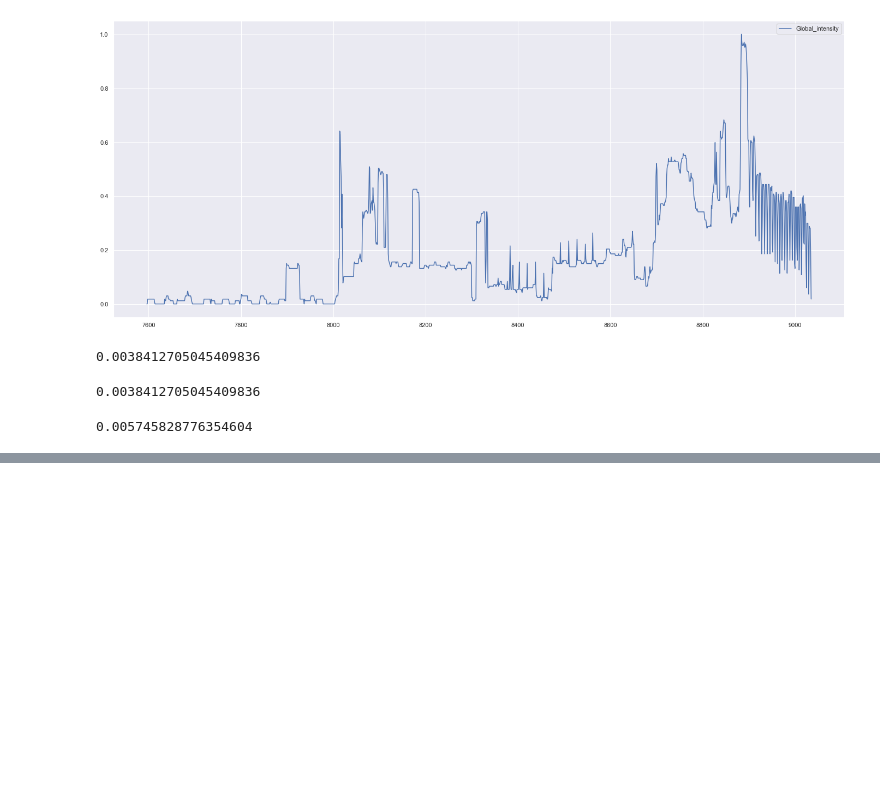
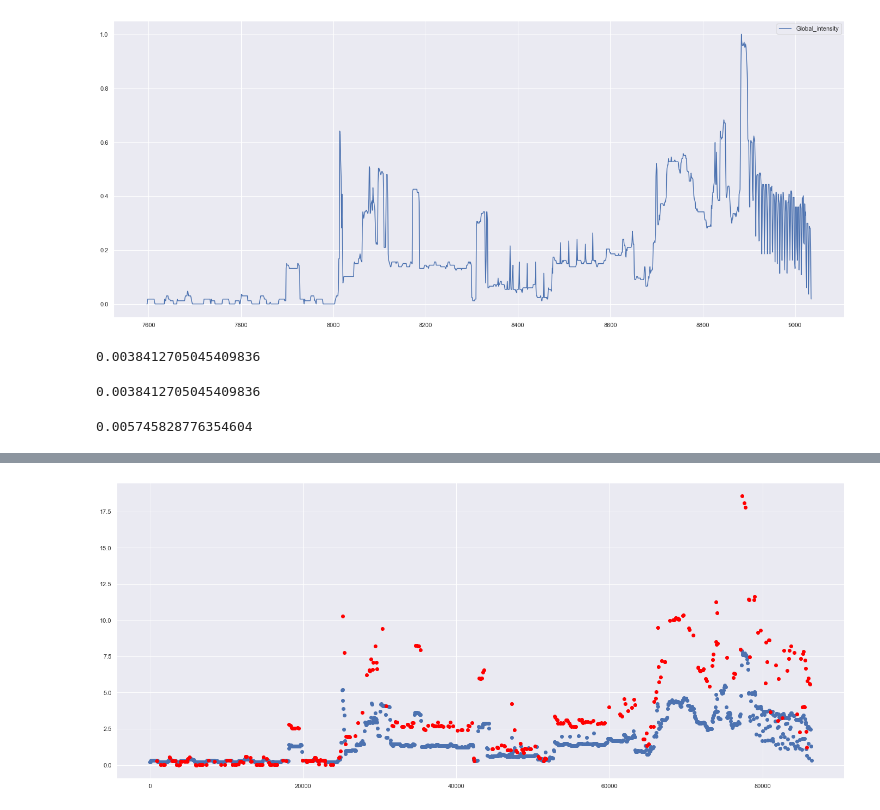
Before and after one commit to tech-david/DSC570, a Jupyter notebook: Topic5/Topic5.ipynb, the cells around one changed output, grey strips where cells are left out. Saved outputs shown, nothing was run; the diff lists cells and outputs as text; code cells hidden in the pictures; blank space fills up the shorter version.

```diff
--- a/Topic5/Topic5.ipynb
+++ b/Topic5/Topic5.ipynb
@@ -477,0 +524,6 @@ plt.show()
+# %%
+plt.scatter(friday_dec_22['Seconds'], friday_dec_22['Global_active_power'])
+plt.scatter(df_friday_dec_22_predictions['Seconds'], df_friday_dec_22_predictions['Global_intensity'], color='red')
+plt.show();
+# %% [output]
+[figure, added]
```
Also changed, not shown: parts of 46 cells of this notebook.
